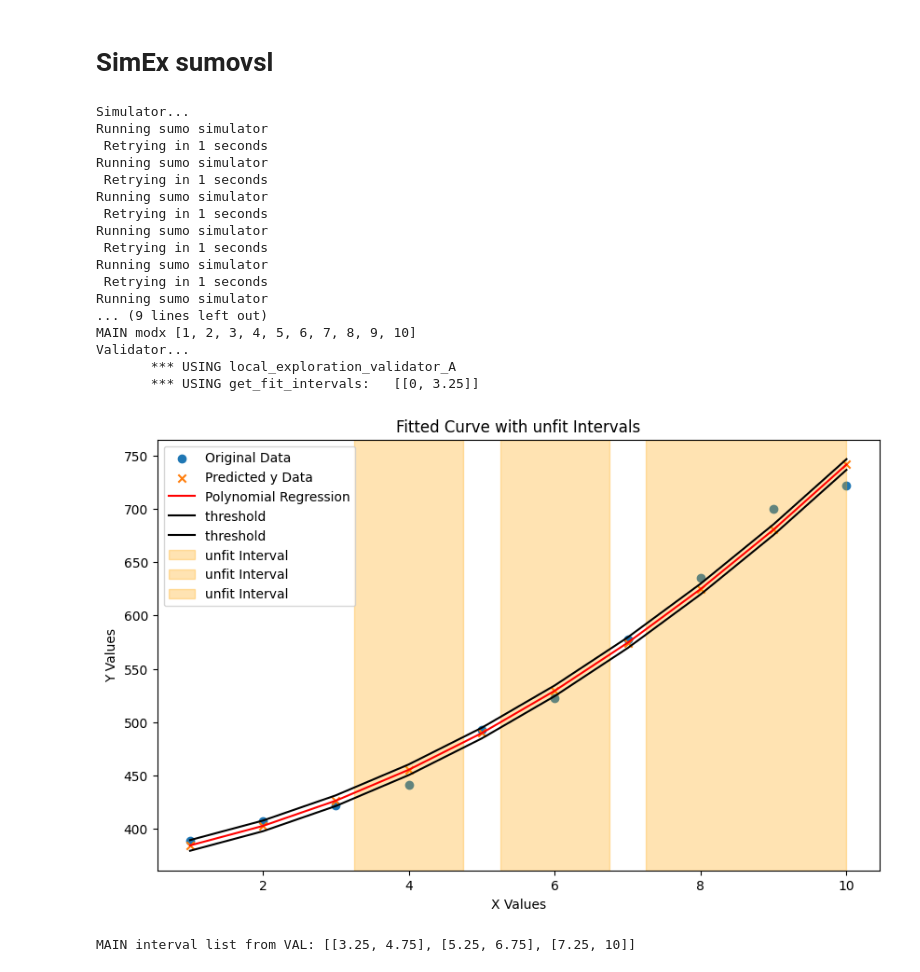
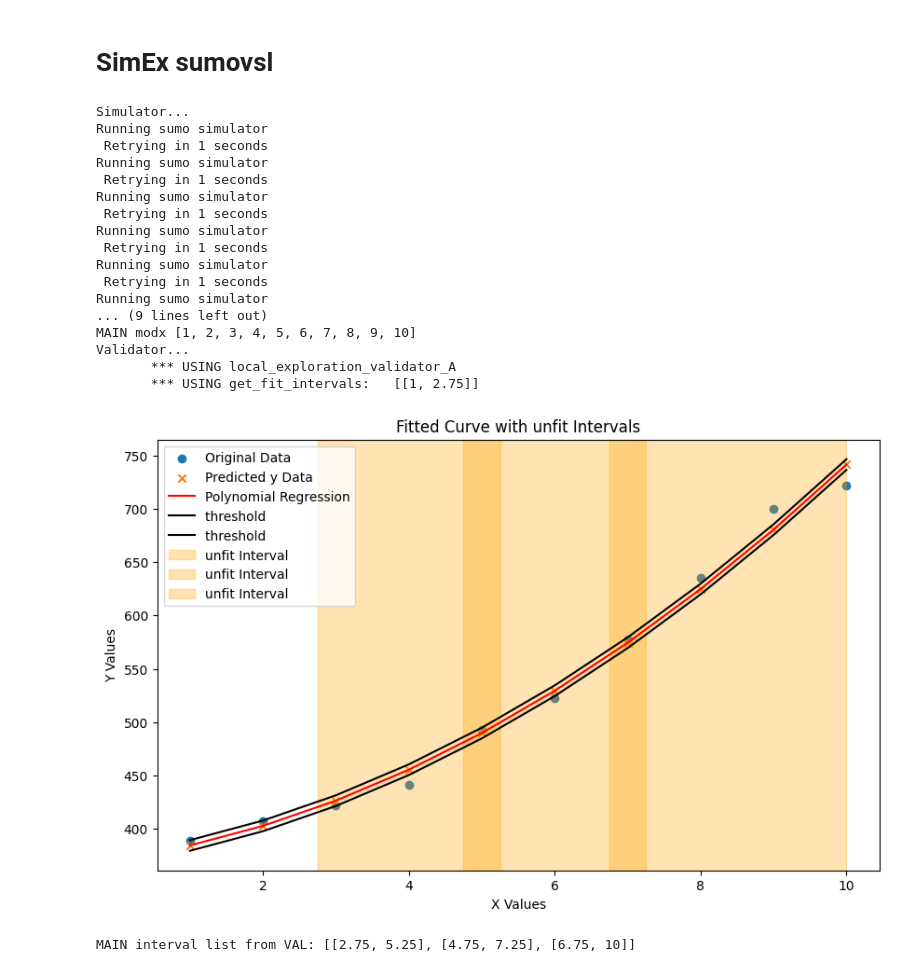
Before and after one commit to SiLab-group/SimEx, a Jupyter notebook: notebooks/SimEx_SUMOvsl_notebook.ipynb, the cells around one changed output. Saved outputs shown, nothing was run; the diff lists cells and outputs as text; code cells hidden in the pictures.

```diff
--- a/notebooks/SimEx_SUMOvsl_notebook.ipynb
+++ b/notebooks/SimEx_SUMOvsl_notebook.ipynb
@@ -19,49 +19,46 @@ is_main_func = True
 
 # SUMO vsl
 from controller_modifier_scenarios import Controller
 
+# SUMO vsl generate modifiers [[1,[2900,...2900],[2,[3000,...3000]....]
+modlist = Controller.get_list_of_modifiers(10)
+# print(f"Mod list: {modlist}")
+# mod_x_list = modlist
 
-while is_main_func:
+# Calls Simulator
+# Input: list of ids and modifiers [[1,[2900,...2900],[2,[3000,...3000]....]
+# Output: IDs,SIMULATED(values) [[1,388.88],[2,420.22]]
+mod_x,sim_y_list = SimulatorController.simulator(modlist,selected_simulator=components['sumo_simulator'])
+assert len(mod_x) == len(sim_y_list)
 
-    # SUMO vsl generate modifiers [[1,[2900,...2900],[2,[3000,...3000]....]
-    modlist = Controller.get_list_of_modifiers(10)
-    # print(f"Mod list: {modlist}")
-    # mod_x_list = modlist
+print("MAIN modx", mod_x)
 
-    # Calls Simulator
-    # Input: list of ids and modifiers [[1,[2900,...2900],[2,[3000,...3000]....]
-    # Output: IDs,SIMULATED(values) [[1,388.88],[2,420.22]]
-    mod_x,sim_y_list = SimulatorController.simulator(modlist,selected_simulator=components['sumo_simulator'])
-    assert len(mod_x) == len(sim_y_list)
+# Calls Validator controller
+intervals_list =  validator_controller.validate(mod_x_list=np.array(mod_x),sim_y_list=np.array(sim_y_list), selected_validator=components['validator'],global_interval=[1, 10])
+print("MAIN interval list from VAL:", intervals_list)
 
-    print("MAIN modx", mod_x)
-
-    # Calls Validator controller
-    intervals_list =  validator_controller.validate(mod_x_list=np.array(mod_x),sim_y_list=np.array(sim_y_list), selected_validator=components['validator'],global_interval=[mds["domain_min_interval"], mds["domain_max_interval"]])
-    print("MAIN interval list from VAL:", intervals_list)
-    is_main_func = False
 
 # MAIN cycle completed/interrupted -> write OVERALL statistics
 logger_main_arguments['log_contex'] = 'Overall Stats'
 logger_main_arguments['main_status'] = 'end cycle'
 logger.log_main(logger_main_arguments)
 # %% [output]
 Simulator...
 Running sumo simulator
  Retrying in 1 seconds
 Running sumo simulator
  Retrying in 1 seconds
 Running sumo simulator
  Retrying in 1 seconds
 Running sumo simulator
  Retrying in 1 seconds
 Running sumo simulator
  Retrying in 1 seconds
 Running sumo simulator
 ... (9 lines left out)
 MAIN modx [1, 2, 3, 4, 5, 6, 7, 8, 9, 10]
 Validator...
        *** USING local_exploration_validator_A
-       *** USING get_fit_intervals:   [[0, 3.25]]
+       *** USING get_fit_intervals:   [[1, 2.75]]
-[figure, old version]
+[figure, new version]
-MAIN interval list from VAL: [[3.25, 4.75], [5.25, 6.75], [7.25, 10]]
+MAIN interval list from VAL: [[2.75, 5.25], [4.75, 7.25], [6.75, 10]]
```
Also changed, not shown: parts of 1 cell of this notebook, 1 other file.
